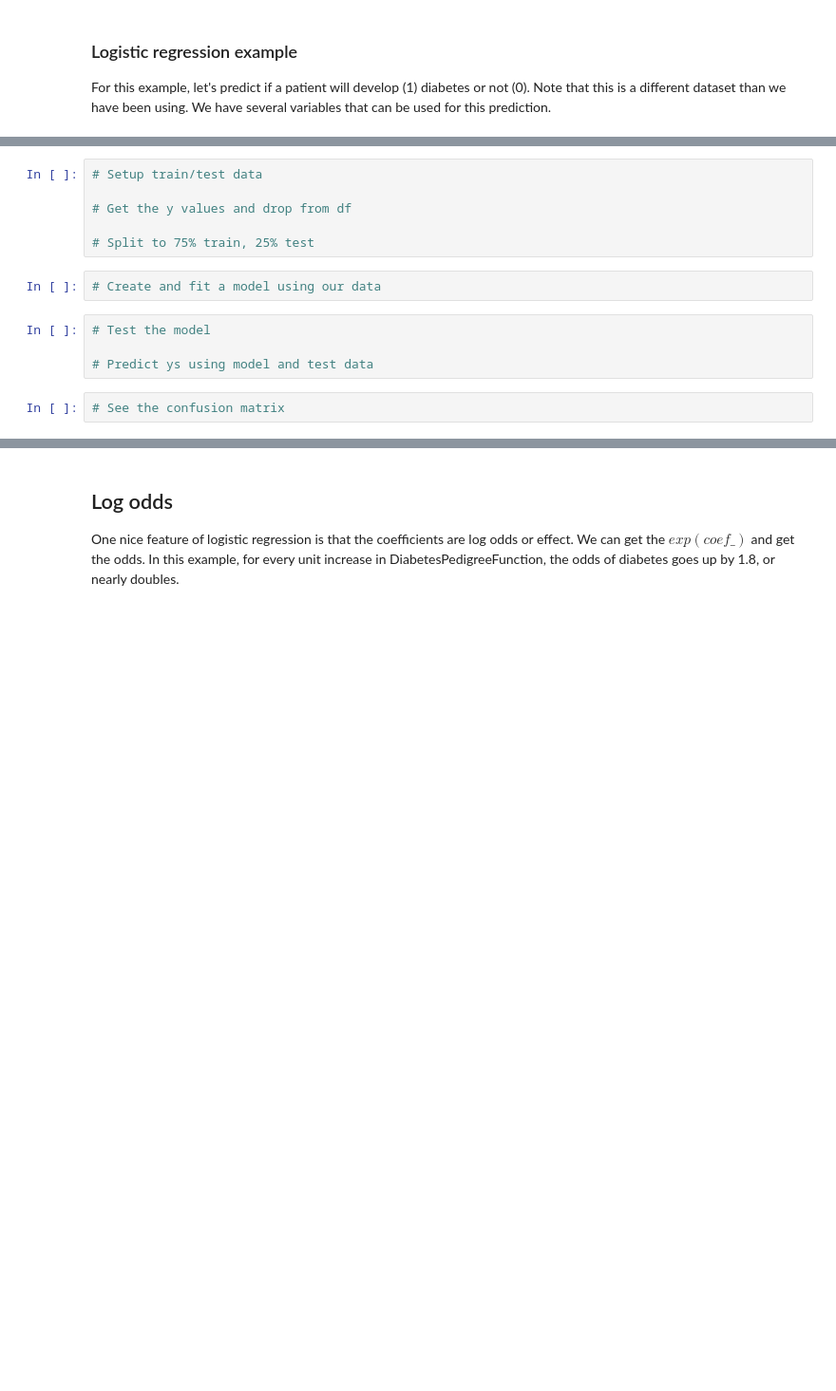
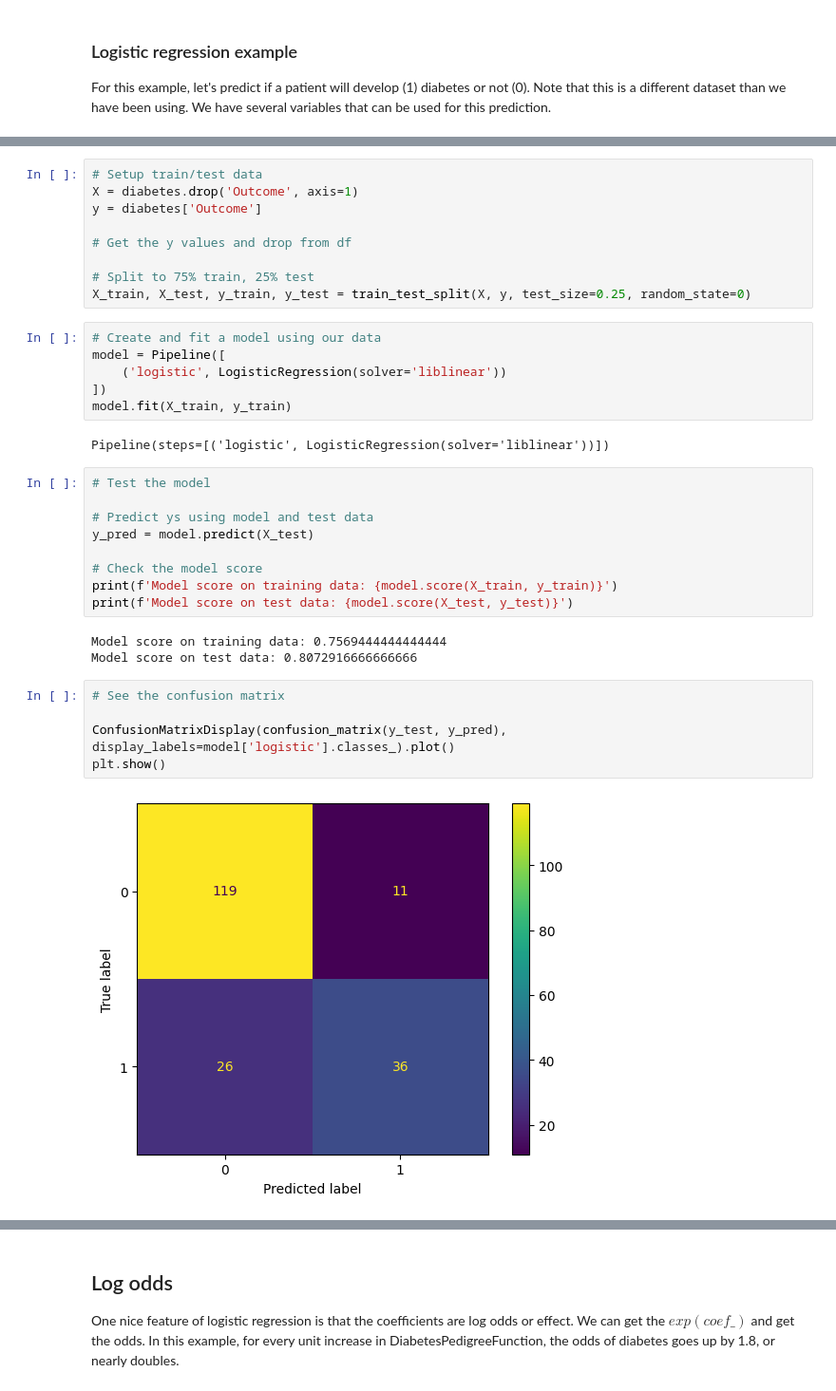
Before and after one commit to Marisa1988/Jupyter_Content_AI_Biology, a Jupyter notebook: 10_Classification_student.ipynb, the cells around one changed output, grey strips where cells are left out. Shown at 95% size. Drawn from its saved outputs; the diff is of its cells as text; blank space fills up the shorter version.

```diff
--- a/10_Classification_student.ipynb
+++ b/10_Classification_student.ipynb
@@ -332,14 +372,36 @@ diabetes
 # %%
 # Setup train/test data
+X = diabetes.drop('Outcome', axis=1)
+y = diabetes['Outcome']
 
 # Get the y values and drop from df
 
 # Split to 75% train, 25% test
+X_train, X_test, y_train, y_test = train_test_split(X, y, test_size=0.25, random_state=0)
 # %%
 # Create and fit a model using our data
+model = Pipeline([
+    ('logistic', LogisticRegression(solver='liblinear'))
+])
+model.fit(X_train, y_train)
+# %% [output]
+Pipeline(steps=[('logistic', LogisticRegression(solver='liblinear'))])
-# %%
-# Test the model
-
-# Predict ys using model and test data
+# %%
+# Test the model
+
+# Predict ys using model and test data
+y_pred = model.predict(X_test)
+
+# Check the model score
+print(f'Model score on training data: {model.score(X_train, y_train)}')
+print(f'Model score on test data: {model.score(X_test, y_test)}')
+# %% [output]
+Model score on training data: 0.7569444444444444
+Model score on test data: 0.8072916666666666
 # %%
 # See the confusion matrix
+
+ConfusionMatrixDisplay(confusion_matrix(y_test, y_pred), display_labels=model['logistic'].classes_).plot()
+plt.show()
+# %% [output]
+[figure, added]
```
Also changed, not shown: parts of 9 cells of this notebook, 1 other file.
